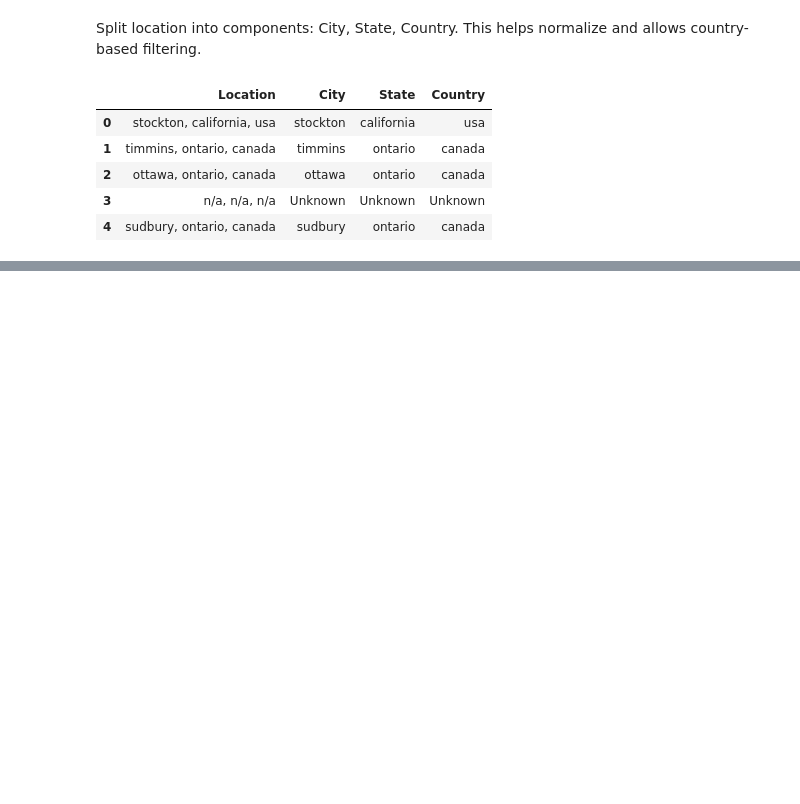
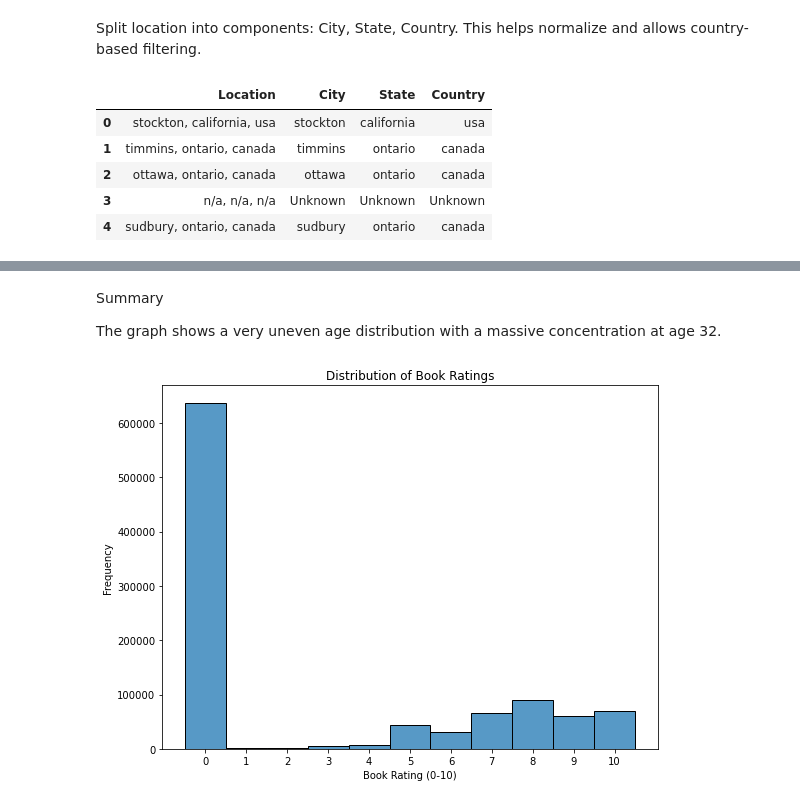
Before and after one commit to ruth-kitasi/Online-Book-Recommender-System, a Jupyter notebook: notebooks/Agatha.ipynb, the cells around one changed output, grey strips where cells are left out. Drawn from its saved outputs; the diff is of its cells as text; code cells hidden in the pictures; blank space fills up the shorter version.

```diff
--- a/notebooks/Agatha.ipynb
+++ b/notebooks/Agatha.ipynb
@@ -383,0 +439,15 @@ merged_df.head(3)
+# %% [markdown]
+Summary
+
+The graph shows a very uneven age distribution with a massive concentration at age 32.
+# %%
+plt.figure(figsize=(8, 6))
+sns.histplot(merged_df['Book-Rating'], bins=11, discrete=True, kde=False)
+plt.title('Distribution of Book Ratings')
+plt.xlabel('Book Rating (0-10)')
+plt.ylabel('Frequency')
+plt.xticks(range(0, 11))
+plt.tight_layout()
+plt.show()
+# %% [output]
+[figure, added]
```
Also changed, not shown: parts of 16 cells of this notebook.
